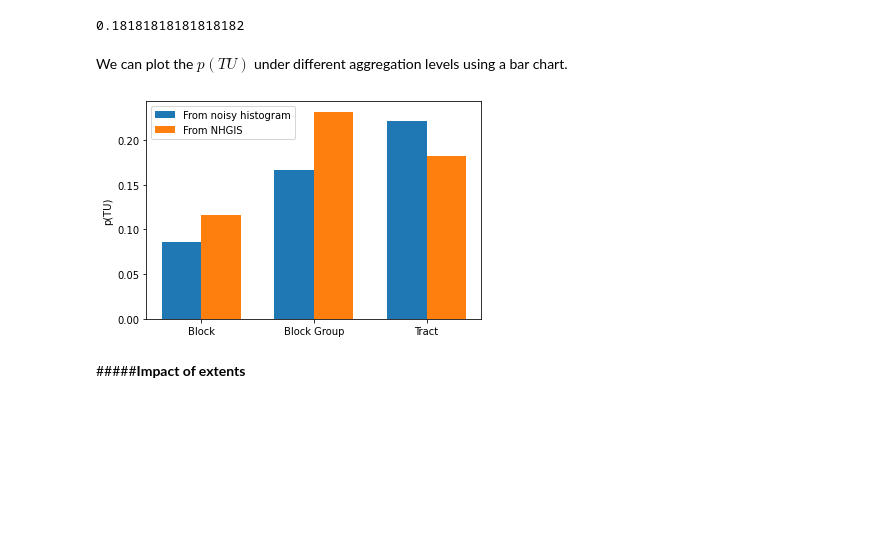
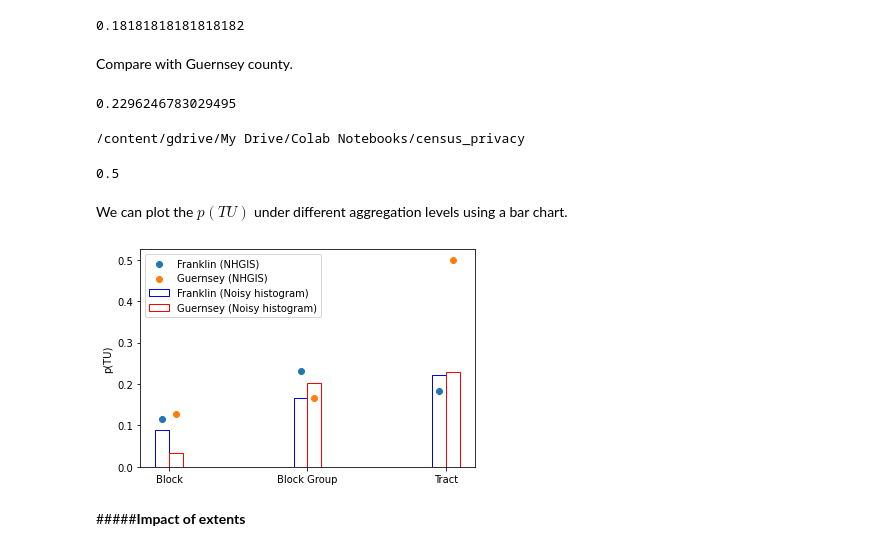
Before and after one commit to linyuehzzz/tda-eval, a Jupyter notebook: cell_uniques.ipynb, the cells around one changed output. Drawn from its saved outputs; the diff is of its cells as text; code cells hidden in the pictures; blank space fills up the shorter version.

```diff
--- a/cell_uniques.ipynb
+++ b/cell_uniques.ipynb
@@ -513,30 +540,88 @@ p_tu_tr_nhgis
 # %% [output]
 /content/gdrive/My Drive/Colab Notebooks/census_privacy
 0.18181818181818182
+# %% [markdown]
+Compare with Guernsey county.
+# %%
+import scipy.stats
+
+hist1_tr_g = pd.crosstab(data_people_g.TRACTID10, data_people_g.race)
+column_values = hist1_tr_g[hist1_tr_g.columns].values.ravel()
+A = pd.unique(column_values)
+
+probs = []
+for i in A:
+    p1 = scipy.stats.norm(0, sigma).cdf(0.5 - i) - scipy.stats.norm(0, sigma).cdf(1.5 - i)
+    u0 = hist1_tr_g == i
+    p2 = np.unique(u0.values, return_counts=True)[1][1] / (np.unique(u0.values, return_counts=True)[1][1] +
+                                                           np.unique(u0.values, return_counts=True)[1][0])
+    probs.append(p1 * p2)
+
+p3 = scipy.stats.norm(0, sigma).cdf(-0.5) - scipy.stats.norm(0, sigma).cdf(0.5)
+u0 = hist1_tr_g == 1
+p4 = np.unique(u0.values, return_counts=True)[1][1] / (np.unique(u0.values, return_counts=True)[1][1] +
+                                                       np.unique(u0.values, return_counts=True)[1][0])
+p_tu_tr_g = p3 * p4 / sum(probs)
+p_tu_tr_g
+# %% [output]
+0.2296246783029495
+# %%
+# Compare with NHGIS data (Guernsey)
+%cd "/content/gdrive/My Drive/Colab Notebooks/census_privacy"
+import pandas as pd
+
+filename_nhgis_tr_g = 'guernsey/nhgis/guernsey_nhgis_tract.csv'
+nhgis_tr_g = pd.read_csv(filename_nhgis_tr_g)
+
+hist1_nhgis_tr_g = nhgis_tr_g[['H72003_sf', 'H72004_sf', 'H72005_sf', 'H72006_sf', 'H72007_sf', 'H72008_sf', 'H72009_sf']]
+hist1_nhgis_tr_g = hist1_nhgis_tr_g.rename(columns={'H72003_sf': '1', 'H72004_sf': '2', 'H72005_sf': '3', 'H72006_sf': '4', 'H72007_sf': '5', 'H72008_sf': '6',
+                                          'H72009_sf': '7'})
+hist2_nhgis_tr_g = nhgis_tr_g[['H72003_dp', 'H72004_dp', 'H72005_dp', 'H72006_dp', 'H72007_dp', 'H72008_dp', 'H72009_dp']]
+hist2_nhgis_tr_g = hist2_nhgis_tr_g.rename(columns={'H72003_dp': '1', 'H72004_dp': '2', 'H72005_dp': '3', 'H72006_dp': '4', 'H72007_dp': '5', 'H72008_dp': '6',
+                                          'H72009_dp': '7'})
+
+# find a true unique
+tu = (hist1_nhgis_tr_g == hist2_nhgis_tr_g) & (hist1_nhgis_tr_g == 1) & (hist2_nhgis_tr_g == 1)
+n_tu = np.unique(tu.values, return_counts=True)[1][1]
+# uniques after noise injection
+u = hist2_nhgis_tr_g == 1
+n_u = np.unique(u.values, return_counts=True)[1][1]
+# frequency of finding the true uniques
+p_tu_tr_nhgis_g = n_tu / n_u
+p_tu_tr_nhgis_g
+# %% [output]
+/content/gdrive/My Drive/Colab Notebooks/census_privacy
+0.5
 # %% [markdown]
 We can plot the $p(TU)$ under different aggregation levels using a bar chart.
 # %%
 import matplotlib.pyplot as plt
 
 labels = ['Block', 'Block Group', 'Tract']
 p_tu_1 = [p_tu, p_tu_bg, p_tu_tr]
 p_tu_2 = [p_tu_nhgis, p_tu_bg_nhgis, p_tu_tr_nhgis]
+p_tu_3 = [p_tu_g, p_tu_bg_g, p_tu_tr_g]
+p_tu_4 = [p_tu_nhgis_g, p_tu_bg_nhgis_g, p_tu_tr_nhgis_g]
 
 x = np.arange(len(labels))  # the label locations
-width = 0.35  # the width of the bars
+width = 0.1 # the width of the bars
 
 fig, ax = plt.subplots()
-rects1 = ax.bar(x - width/2, p_tu_1, width, label='From noisy histogram')
-rects2 = ax.bar(x + width/2, p_tu_2, width, label='From NHGIS')
+colors = [(0, 0, 1, 1), (1, 0, 0, 1)]
+
+rects1 = ax.bar(x - 0.5 * width, p_tu_1, width, label='Franklin (Noisy histogram)', color=(0,0,0,0), edgecolor=colors[0])
+rects3 = ax.bar(x + 0.5 * width, p_tu_3, width, label='Guernsey (Noisy histogram)', color=(0,0,0,0), edgecolor=colors[1])
+rects2 = ax.scatter(x - 0.5 * width, p_tu_2, label='Franklin (NHGIS)')
+rects4 = ax.scatter(x + 0.5 * width, p_tu_4, label='Guernsey (NHGIS)')
 
 ax.set_ylabel('p(TU)')
 ax.set_xticks(x)
 ax.set_xticklabels(labels)
 ax.legend()
 
 plt.show()
 # %% [output]
-[figure, old version]
+[figure, new version]
 # %% [markdown]
 #####**Impact of extents**
 # %% [markdown]
```
Also changed, not shown: parts of 2 cells of this notebook.
